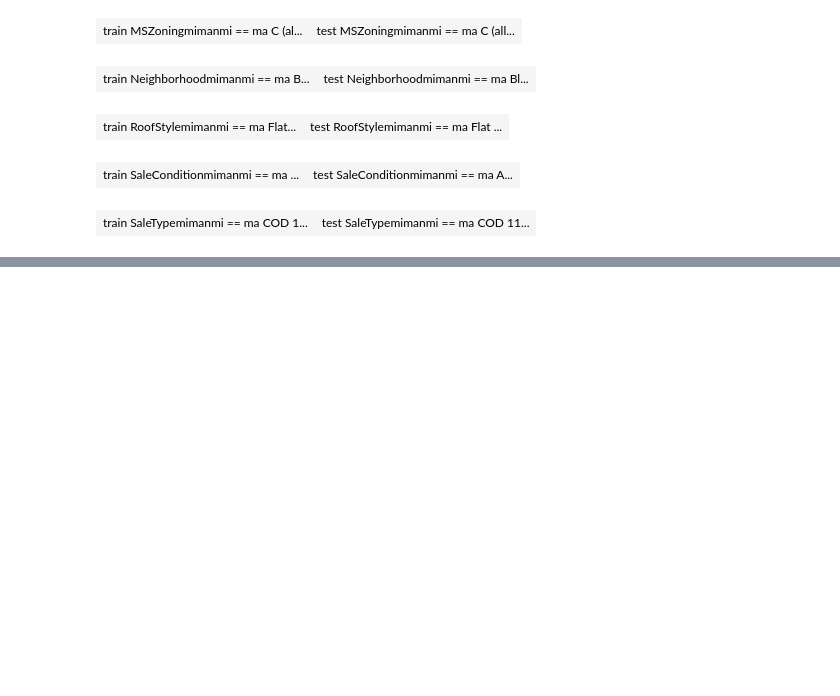
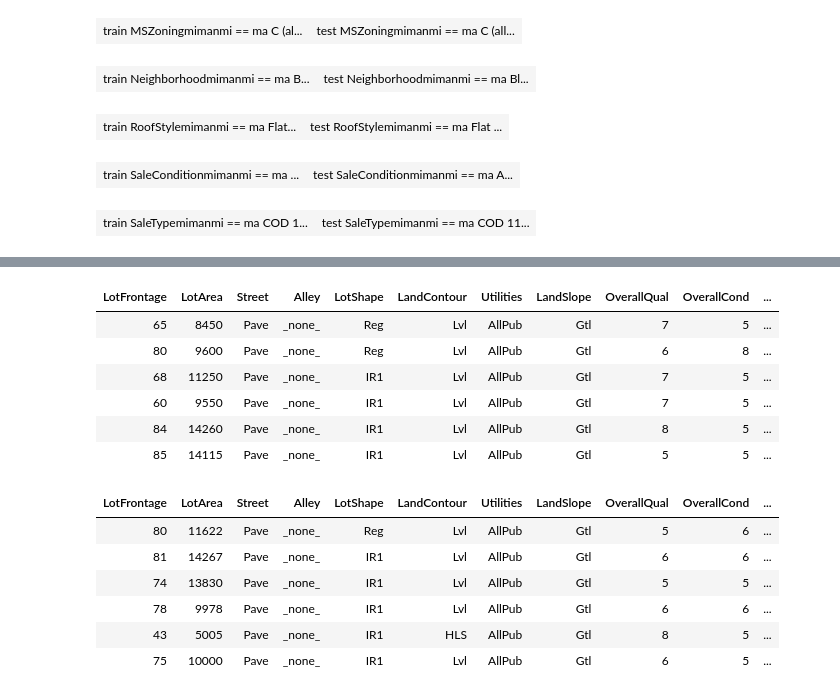
Before and after one commit to MatrixNorm/kaggle, a Jupyter notebook: house-prices/R/notebooks/char_to_numeric_1.ipynb, the cells around one changed output, grey strips where cells are left out. Cells and saved outputs as stored; diff of their text form; code cells hidden in the pictures; blank space fills up the shorter version.

```diff
--- a/house-prices/R/notebooks/char_to_numeric_1.ipynb
+++ b/house-prices/R/notebooks/char_to_numeric_1.ipynb
@@ -335,18 +268,0 @@ function (...)
-# %%
-source('main.R')
-
-xxx <- function (df.train, df.test) {
-    reduced.train.df <- df.train
-    reduced.test.df <- df.test
-    for (f in kaggle.house$trans$type2TransContainer) {
-        res <- f(reduced.train.df)
-        reduced.train.df <- res$df.new
-        reduced.test.df <- res$testsetTransformator(reduced.test.df)
-    }
-    list(df.train.new=reduced.train.df, df.test.new=reduced.test.df)
-}
-
-res <- xxx(df.training.bad.na.fixed, df.testing.bad.na.fixed)
-
-df.train.new <- res$df.train.new
-df.test.new <- res$df.test.new
@@ -383,0 +269,38 @@ df.test.new %>% group_by(BsmtCond) %>% summarise(min(BsmtCond.new), max(BsmtCond
+# %%
+source('main.R')
+
+tranWrap <- function (tran) {
+    function (prevRes) {
+        res <- tran(prevRes$df)
+        list(df = res$df.new, tran = function (df) { res$testsetTransformator(prevRes$tran(df)) })
+    }
+}
+
+type2TransContainer <- purrr::map(kaggle.house$trans$type2TransContainer, tranWrap)
+
+# fn <- type2TransContainer[[1]]
+# res <- fn(list(df = df.training, tran = function(df) { df }))
+# res$tran(df.testing)
+
+allType2Transform <- do.call(purrr::compose, type2TransContainer)
+
+res <- allType2Transform(list(df = df.training, tran = function(df) { df }))
+
+res$df %>% head %>% select(-dplyr::one_of(type2TransContainer %>% names))
+
+res$tran(df.testing) %>% head %>% select(-dplyr::one_of(type2TransContainer %>% names))
+# %% [output]
+| LotFrontage | LotArea | Street | Alley | LotShape | LandContour | Utilities | LandSlope | OverallQual | OverallCond | ... |
+| 65 | 8450 | Pave | _none_ | Reg | Lvl | AllPub | Gtl | 7 | 5 | ... |
+| 80 | 9600 | Pave | _none_ | Reg | Lvl | AllPub | Gtl | 6 | 8 | ... |
+| 68 | 11250 | Pave | _none_ | IR1 | Lvl | AllPub | Gtl | 7 | 5 | ... |
+| 60 | 9550 | Pave | _none_ | IR1 | Lvl | AllPub | Gtl | 7 | 5 | ... |
+| 84 | 14260 | Pave | _none_ | IR1 | Lvl | AllPub | Gtl | 8 | 5 | ... |
+| 85 | 14115 | Pave | _none_ | IR1 | Lvl | AllPub | Gtl | 5 | 5 | ... |
+| LotFrontage | LotArea | Street | Alley | LotShape | LandContour | Utilities | LandSlope | OverallQual | OverallCond | ... |
+| 80 | 11622 | Pave | _none_ | Reg | Lvl | AllPub | Gtl | 5 | 6 | ... |
+| 81 | 14267 | Pave | _none_ | IR1 | Lvl | AllPub | Gtl | 6 | 6 | ... |
+| 74 | 13830 | Pave | _none_ | IR1 | Lvl | AllPub | Gtl | 5 | 5 | ... |
+| 78 | 9978 | Pave | _none_ | IR1 | Lvl | AllPub | Gtl | 6 | 6 | ... |
+| 43 | 5005 | Pave | _none_ | IR1 | HLS | AllPub | Gtl | 8 | 5 | ... |
+| 75 | 10000 | Pave | _none_ | IR1 | Lvl | AllPub | Gtl | 6 | 5 | ... |
```
Also changed, not shown: parts of 6 cells of this notebook, 1 other file.
